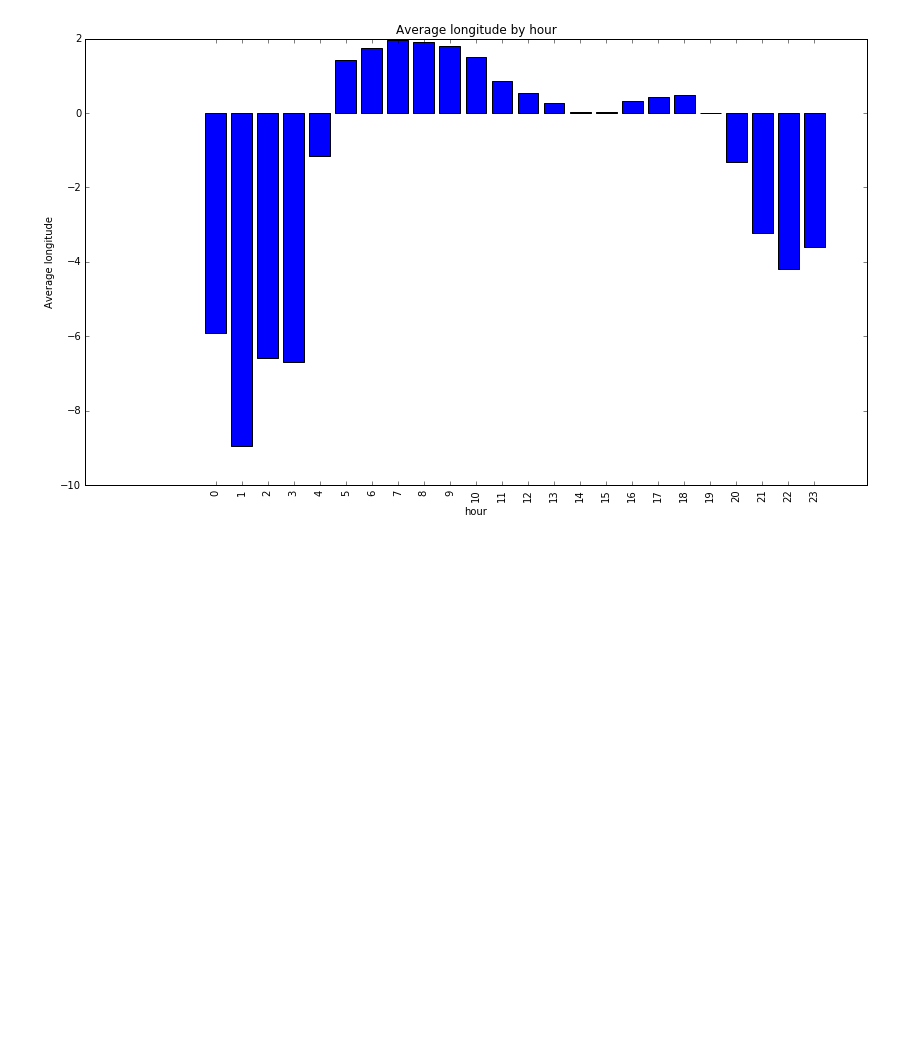
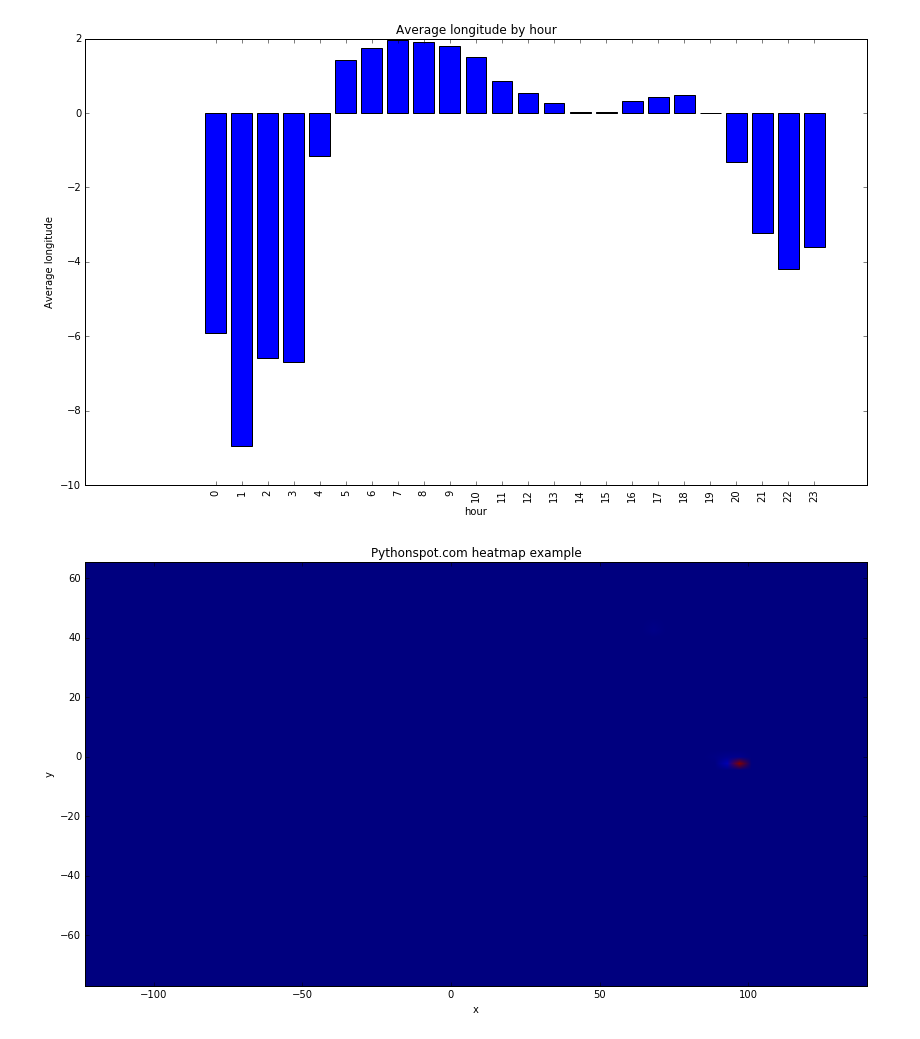
Before and after one commit to RichardoC/ACCD, a Jupyter notebook: Richard's analysis code.ipynb, the cells around one changed output. Drawn from its saved outputs; the diff is of its cells as text; code cells hidden in the pictures; blank space fills up the shorter version.

```diff
--- a/Richard's analysis code.ipynb
+++ b/Richard's analysis code.ipynb
@@ -538,3 +489,16 @@ plot_bar(av_long_by_hour,title="Average longitude by hour",xlab="hour",ylab="Ave
 22 average = -4.18357235034
 23 average = -3.59458882002
 [figure]
+# %%
+#heatmap
+x=[]
+y=[]
+for q in all_data:
+    try:
+        y.append(q.lat)
+        x.append(q.lng)
+
+    except:
+        pass
+# %% [output]
+[figure, added]
```
Also changed, not shown: parts of 23 cells of this notebook.
